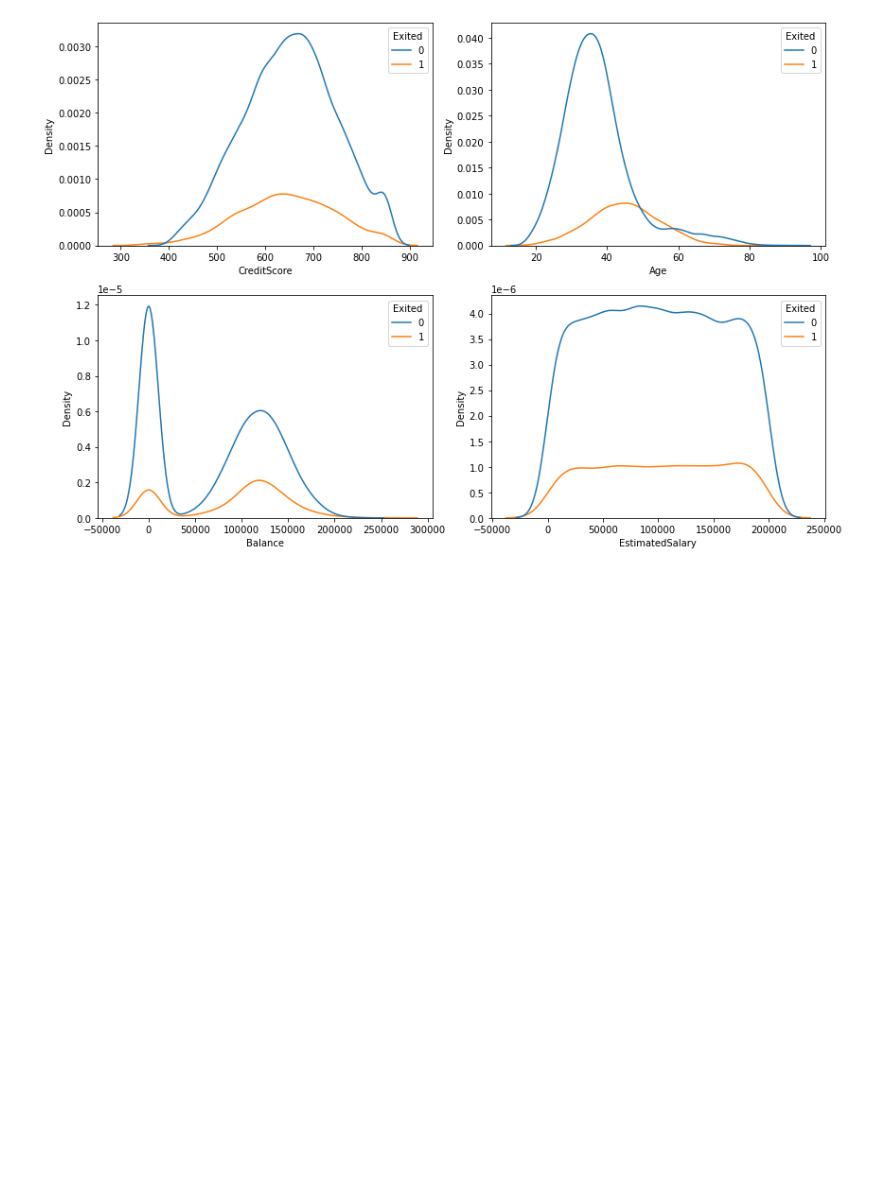
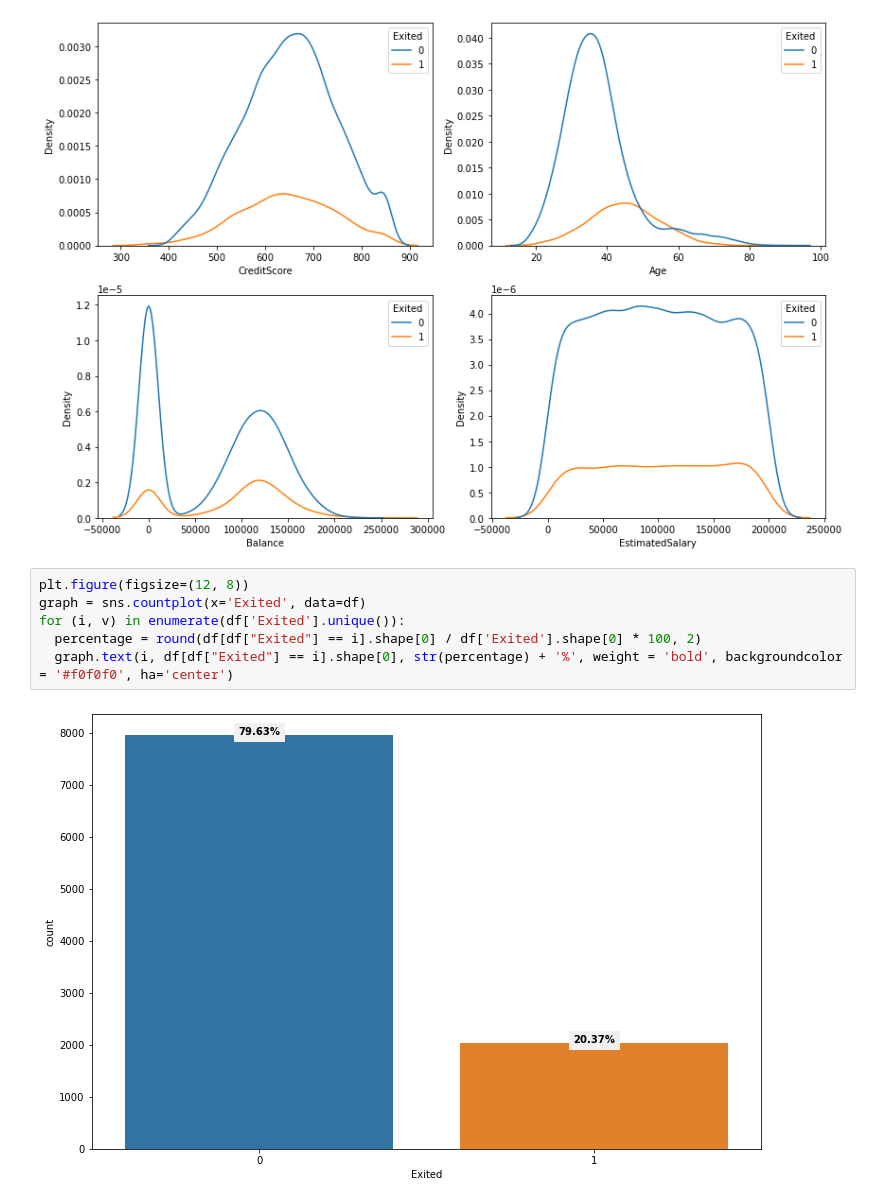
Before and after one commit to chakraskun/churn-modelling, a Jupyter notebook: eda_and_datviz.ipynb, the cells around one changed output. Saved outputs shown, nothing was run; the diff lists cells and outputs as text; blank space fills up the shorter version.

Commit message:
add conclusion percentage for each churned/not churned

```diff
--- a/eda_and_datviz.ipynb
+++ b/eda_and_datviz.ipynb
@@ -239,3 +239,11 @@ for i in range(0, len(numerical)):
     plt.tight_layout()
 # %% [output]
 [figure]
+# %%
+plt.figure(figsize=(12, 8))
+graph = sns.countplot(x='Exited', data=df)
+for (i, v) in enumerate(df['Exited'].unique()):
+  percentage = round(df[df["Exited"] == i].shape[0] / df['Exited'].shape[0] * 100, 2)
+  graph.text(i, df[df["Exited"] == i].shape[0], str(percentage) + '%', weight = 'bold', backgroundcolor = '#f0f0f0', ha='center')
+# %% [output]
+[figure, added]
```
Also changed, not shown: parts of 4 cells of this notebook.
